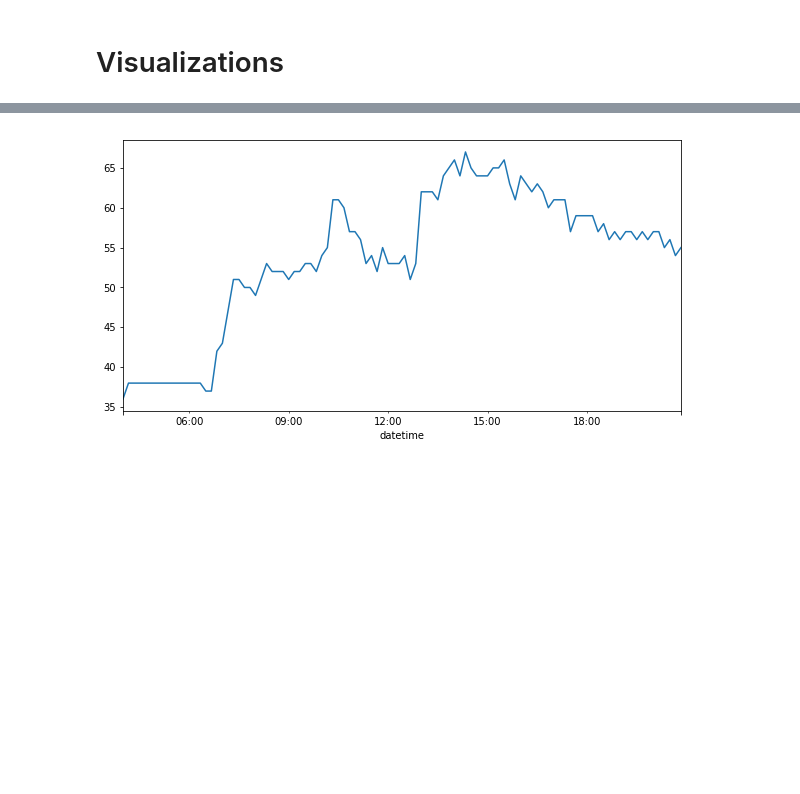
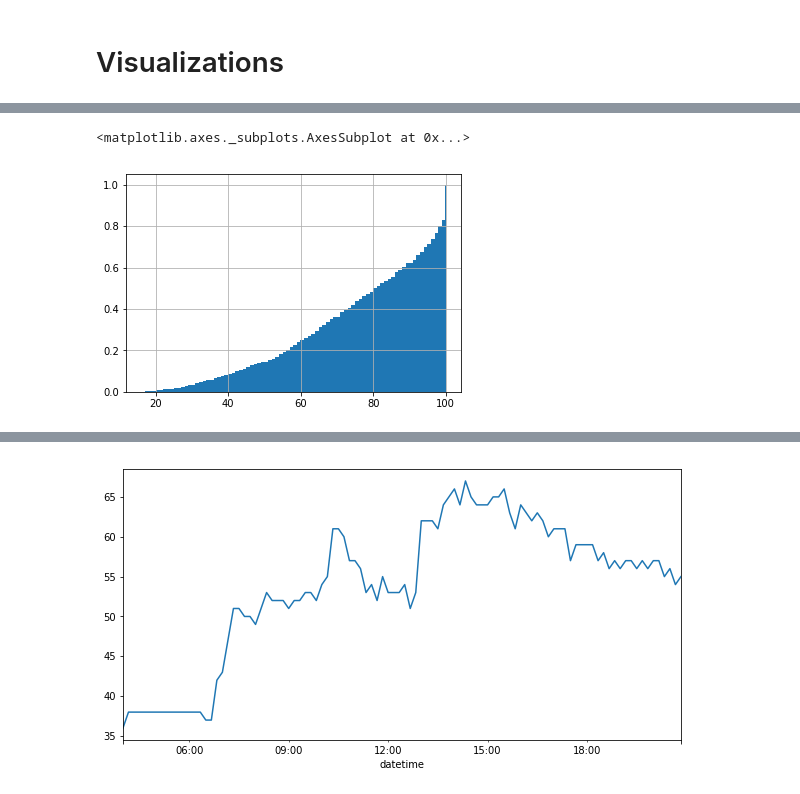
Before and after one commit to brandonapon/birdwatcher, a Jupyter notebook: src/trend_analysis/ride_time_trends.ipynb, the cells around one changed output, grey strips where cells are left out. Drawn from its saved outputs; the diff is of its cells as text; code cells hidden in the pictures; blank space fills up the shorter version.

```diff
--- a/src/trend_analysis/ride_time_trends.ipynb
+++ b/src/trend_analysis/ride_time_trends.ipynb
@@ -100,0 +142,6 @@ bird_df['distance_traveled'] = pd.Series(dist_list)
+# %%
+# CDF plot of all battery levels (in this repo)
+df['battery_level'].hist(cumulative=True, density=1, bins = 1000)
+# %% [output]
+<matplotlib.axes._subplots.AxesSubplot at 0x...>
+[figure, added]
```
Also changed, not shown: parts of 10 cells of this notebook, 1 other file.
